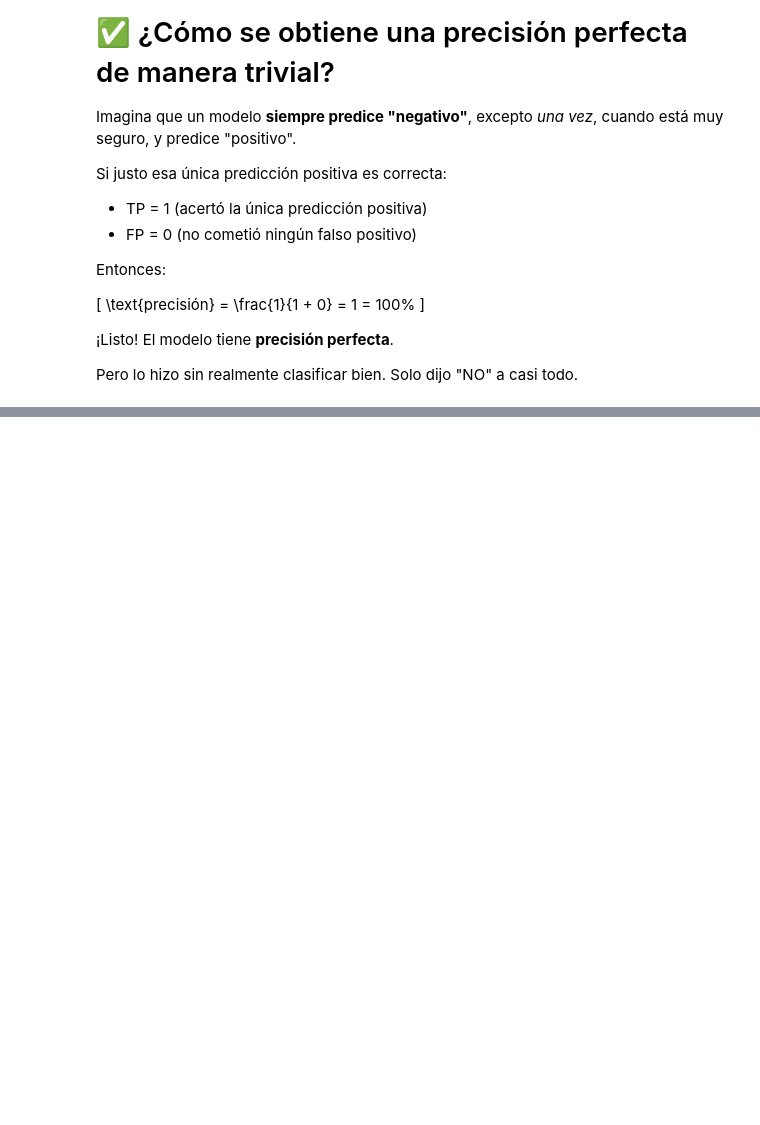
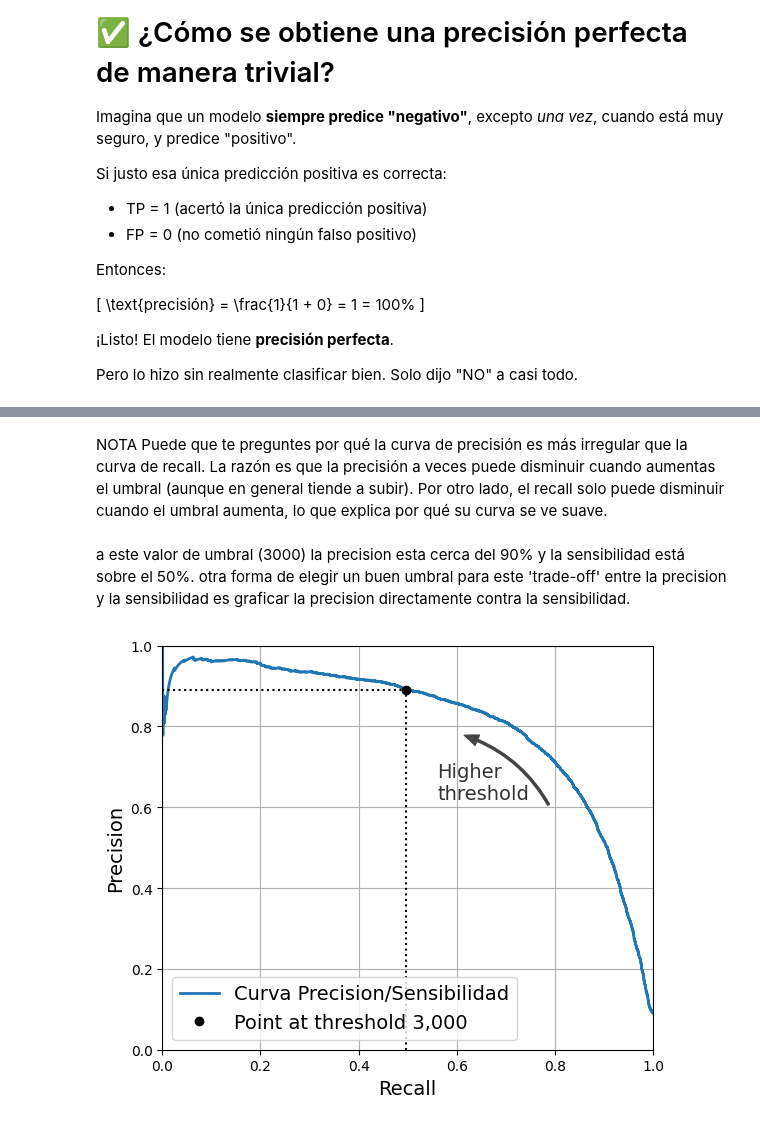
Before and after one commit to jmonaste/AI-Journey, a Jupyter notebook: 04. Introduction to Machine Learning/02. Practical and Applied/Hands-On Machine Learning - Géron (2022)/03 Classification.ipynb, the cells around one changed output, grey strips where cells are left out. Drawn from its saved outputs; the diff is of its cells as text; code cells hidden in the pictures; blank space fills up the shorter version.

```diff
--- a/04. Introduction to Machine Learning/02. Practical and Applied/Hands-On Machine Learning - Géron (2022)/03 Classification.ipynb
+++ b/04. Introduction to Machine Learning/02. Practical and Applied/Hands-On Machine Learning - Géron (2022)/03 Classification.ipynb
@@ -248,0 +432,33 @@ Pero lo hizo sin realmente clasificar bien. Solo dijo "NO" a casi todo.
+# %% [markdown]
+NOTA
+Puede que te preguntes por qué la curva de precisión es más irregular que la curva de recall. La razón es que la precisión a veces puede disminuir cuando aumentas el umbral (aunque en general tiende a subir). Por otro lado, el recall solo puede disminuir cuando el umbral aumenta, lo que explica por qué su curva se ve suave.
+# %% [markdown]
+a este valor de umbral (3000) la precision esta cerca del 90% y la sensibilidad está sobre el 50%. otra forma de elegir un buen umbral para este 'trade-off' entre la precision y la sensibilidad es graficar la precision directamente contra la sensibilidad.
+# %%
+import matplotlib.patches as patches  # extra code – for the curved arrow
+
+plt.figure(figsize=(6, 5))  # extra code – not needed, just formatting
+
+plt.plot(recalls, precisions, linewidth=2, label="Curva Precision/Sensibilidad")
+
+# extra code – just beautifies and saves Figure 3–6
+plt.plot([recalls[idx], recalls[idx]], [0., precisions[idx]], "k:")
+plt.plot([0.0, recalls[idx]], [precisions[idx], precisions[idx]], "k:")
+plt.plot([recalls[idx]], [precisions[idx]], "ko",
+         label="Point at threshold 3,000")
+plt.gca().add_patch(patches.FancyArrowPatch(
+    (0.79, 0.60), (0.61, 0.78),
+    connectionstyle="arc3,rad=.2",
+    arrowstyle="Simple, tail_width=1.5, head_width=8, head_length=10",
+    color="#444444"))
+plt.text(0.56, 0.62, "Higher\nthreshold", color="#333333")
+plt.xlabel("Recall")
+plt.ylabel("Precision")
+plt.axis([0, 1, 0, 1])
+plt.grid()
+plt.legend(loc="lower left")
+save_fig("precision_vs_recall_plot")
+
+plt.show()
+# %% [output]
+[figure, added]
```
Also changed, not shown: parts of 52 cells of this notebook, 3 other files.
